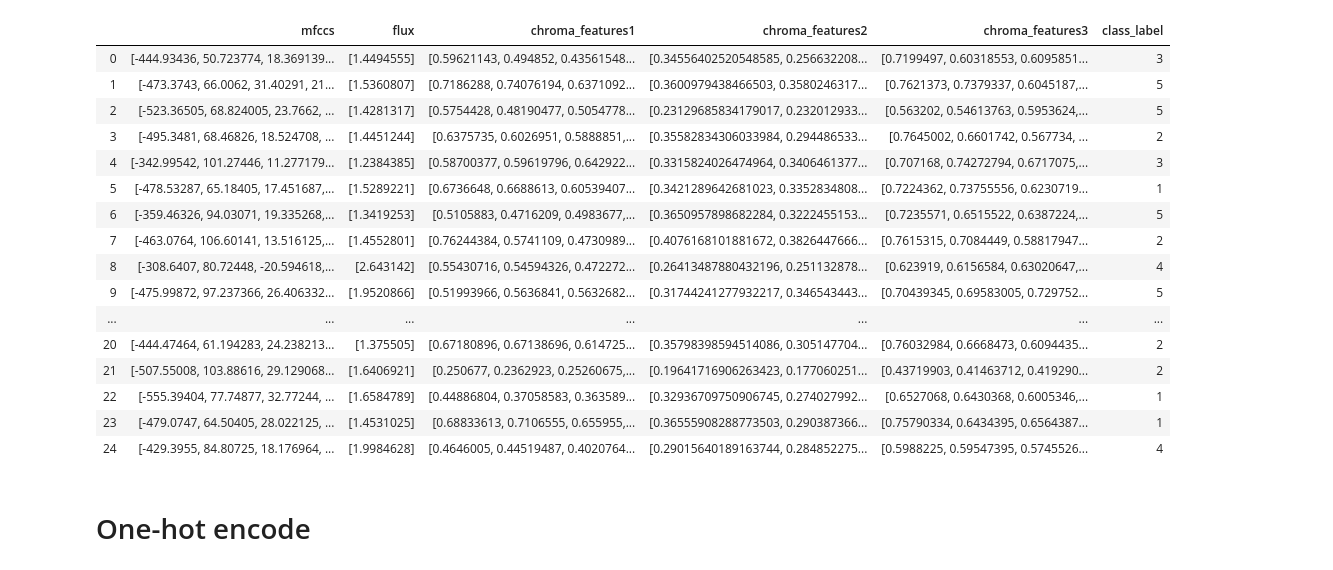
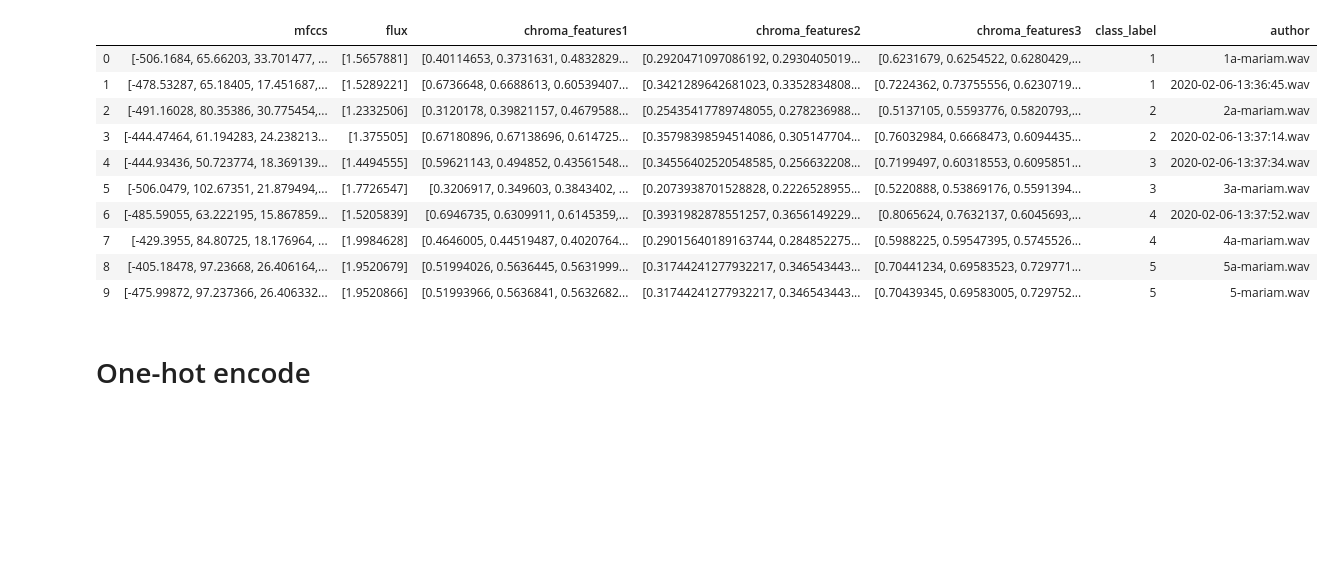
Before and after one commit to tbedi17/Number-Recognition-From-Audio-Files, a Jupyter notebook: train_and_test.ipynb, the cells around one changed output. Saved outputs shown, nothing was run; the diff lists cells and outputs as text; code cells hidden in the pictures; blank space fills up the shorter version.

```diff
--- a/train_and_test.ipynb
+++ b/train_and_test.ipynb
@@ -35,8 +35,9 @@ def get_all_features(folder):
             except Exception as e:
                 print("Extraction error")
                 continue
-            all_features.append(features +  [label + 1])
-    data = pd.DataFrame(all_features, columns=['mfccs', 'flux', 'chroma_features1', 'chroma_features2', 'chroma_features3', 'class_label'])
+            sub_strs= file_name.split('/')
+            all_features.append(features +  [label + 1]+[sub_strs[-1]])
+    data = pd.DataFrame(all_features, columns=['mfccs', 'flux', 'chroma_features1', 'chroma_features2', 'chroma_features3', 'class_label','author'])
     return data
 # %%
 def get_mfcc(audio, sr):
@@ -103,25 +104,19 @@ data
 # %%
 test_data = get_all_features('test')
-test_data = test_data.sample(frac=1).reset_index(drop=True)
+# test_data = test_data.sample(frac=1).reset_index(drop=True)
 test_data
 # %% [output]
-|  | mfccs | flux | chroma_features1 | chroma_features2 | chroma_features3 | class_label |
-| 0 | [-444.93436, 50.723774, 18.369139... | [1.4494555] | [0.59621143, 0.494852, 0.43561548... | [0.34556402520548585, 0.256632208... | [0.7199497, 0.60318553, 0.6095851... | 3 |
-| 1 | [-473.3743, 66.0062, 31.40291, 21... | [1.5360807] | [0.7186288, 0.74076194, 0.6371092... | [0.3600979438466503, 0.3580246317... | [0.7621373, 0.7379337, 0.6045187,... | 5 |
-| 2 | [-523.36505, 68.824005, 23.7662, ... | [1.4281317] | [0.5754428, 0.48190477, 0.5054778... | [0.23129685834179017, 0.232012933... | [0.563202, 0.54613763, 0.5953624,... | 5 |
-| 3 | [-495.3481, 68.46826, 18.524708, ... | [1.4451244] | [0.6375735, 0.6026951, 0.5888851,... | [0.35582834306033984, 0.294486533... | [0.7645002, 0.6601742, 0.567734, ... | 2 |
-| 4 | [-342.99542, 101.27446, 11.277179... | [1.2384385] | [0.58700377, 0.59619796, 0.642922... | [0.3315824026474964, 0.3406461377... | [0.707168, 0.74272794, 0.6717075,... | 3 |
-| 5 | [-478.53287, 65.18405, 17.451687,... | [1.5289221] | [0.6736648, 0.6688613, 0.60539407... | [0.3421289642681023, 0.3352834808... | [0.7224362, 0.73755556, 0.6230719... | 1 |
-| 6 | [-359.46326, 94.03071, 19.335268,... | [1.3419253] | [0.5105883, 0.4716209, 0.4983677,... | [0.3650957898682284, 0.3222455153... | [0.7235571, 0.6515522, 0.6387224,... | 5 |
-| 7 | [-463.0764, 106.60141, 13.516125,... | [1.4552801] | [0.76244384, 0.5741109, 0.4730989... | [0.4076168101881672, 0.3826447666... | [0.7615315, 0.7084449, 0.58817947... | 2 |
-| 8 | [-308.6407, 80.72448, -20.594618,... | [2.643142] | [0.55430716, 0.54594326, 0.472272... | [0.26413487880432196, 0.251132878... | [0.623919, 0.6156584, 0.63020647,... | 4 |
-| 9 | [-475.99872, 97.237366, 26.406332... | [1.9520866] | [0.51993966, 0.5636841, 0.5632682... | [0.31744241277932217, 0.346543443... | [0.70439345, 0.69583005, 0.729752... | 5 |
-| ... | ... | ... | ... | ... | ... | ... |
-| 20 | [-444.47464, 61.194283, 24.238213... | [1.375505] | [0.67180896, 0.67138696, 0.614725... | [0.35798398594514086, 0.305147704... | [0.76032984, 0.6668473, 0.6094435... | 2 |
-| 21 | [-507.55008, 103.88616, 29.129068... | [1.6406921] | [0.250677, 0.2362923, 0.25260675,... | [0.19641716906263423, 0.177060251... | [0.43719903, 0.41463712, 0.419290... | 2 |
-| 22 | [-555.39404, 77.74877, 32.77244, ... | [1.6584789] | [0.44886804, 0.37058583, 0.363589... | [0.32936709750906745, 0.274027992... | [0.6527068, 0.6430368, 0.6005346,... | 1 |
-| 23 | [-479.0747, 64.50405, 28.022125, ... | [1.4531025] | [0.68833613, 0.7106555, 0.655955,... | [0.36555908288773503, 0.290387366... | [0.75790334, 0.6434395, 0.6564387... | 1 |
-| 24 | [-429.3955, 84.80725, 18.176964, ... | [1.9984628] | [0.4646005, 0.44519487, 0.4020764... | [0.29015640189163744, 0.284852275... | [0.5988225, 0.59547395, 0.5745526... | 4 |
+|  | mfccs | flux | chroma_features1 | chroma_features2 | chroma_features3 | class_label | author |
+| 0 | [-506.1684, 65.66203, 33.701477, ... | [1.5657881] | [0.40114653, 0.3731631, 0.4832829... | [0.2920471097086192, 0.2930405019... | [0.6231679, 0.6254522, 0.6280429,... | 1 | 1a-mariam.wav |
+| 1 | [-478.53287, 65.18405, 17.451687,... | [1.5289221] | [0.6736648, 0.6688613, 0.60539407... | [0.3421289642681023, 0.3352834808... | [0.7224362, 0.73755556, 0.6230719... | 1 | 2020-02-06-13:36:45.wav |
+| 2 | [-491.16028, 80.35386, 30.775454,... | [1.2332506] | [0.3120178, 0.39821157, 0.4679588... | [0.25435417789748055, 0.278236988... | [0.5137105, 0.5593776, 0.5820793,... | 2 | 2a-mariam.wav |
+| 3 | [-444.47464, 61.194283, 24.238213... | [1.375505] | [0.67180896, 0.67138696, 0.614725... | [0.35798398594514086, 0.305147704... | [0.76032984, 0.6668473, 0.6094435... | 2 | 2020-02-06-13:37:14.wav |
+| 4 | [-444.93436, 50.723774, 18.369139... | [1.4494555] | [0.59621143, 0.494852, 0.43561548... | [0.34556402520548585, 0.256632208... | [0.7199497, 0.60318553, 0.6095851... | 3 | 2020-02-06-13:37:34.wav |
+| 5 | [-506.0479, 102.67351, 21.879494,... | [1.7726547] | [0.3206917, 0.349603, 0.3843402, ... | [0.2073938701528828, 0.2226528955... | [0.5220888, 0.53869176, 0.5591394... | 3 | 3a-mariam.wav |
+| 6 | [-485.59055, 63.222195, 15.867859... | [1.5205839] | [0.6946735, 0.6309911, 0.6145359,... | [0.3931982878551257, 0.3656149229... | [0.8065624, 0.7632137, 0.6045693,... | 4 | 2020-02-06-13:37:52.wav |
+| 7 | [-429.3955, 84.80725, 18.176964, ... | [1.9984628] | [0.4646005, 0.44519487, 0.4020764... | [0.29015640189163744, 0.284852275... | [0.5988225, 0.59547395, 0.5745526... | 4 | 4a-mariam.wav |
+| 8 | [-405.18478, 97.23668, 26.406164,... | [1.9520679] | [0.51994026, 0.5636445, 0.5631999... | [0.31744241277932217, 0.346543443... | [0.70441234, 0.69583523, 0.729771... | 5 | 5a-mariam.wav |
+| 9 | [-475.99872, 97.237366, 26.406332... | [1.9520866] | [0.51993966, 0.5636841, 0.5632682... | [0.31744241277932217, 0.346543443... | [0.70439345, 0.69583005, 0.729752... | 5 | 5-mariam.wav |
 # %%
 from sklearn.model_selection import train_test_split
 labels = [[i] for i in data['class_label']]
```
Also changed, not shown: parts of 14 cells of this notebook, 1 other file.
